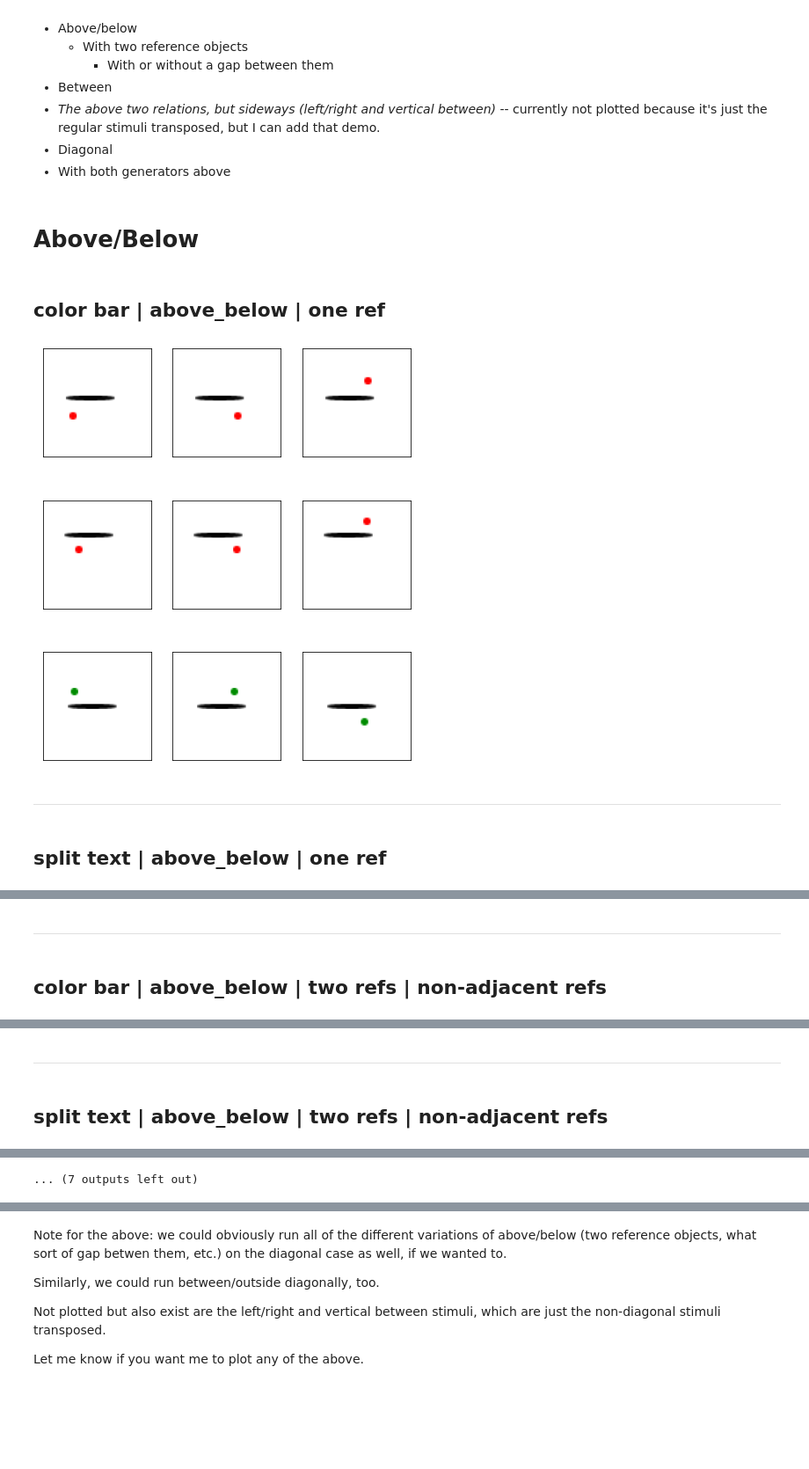
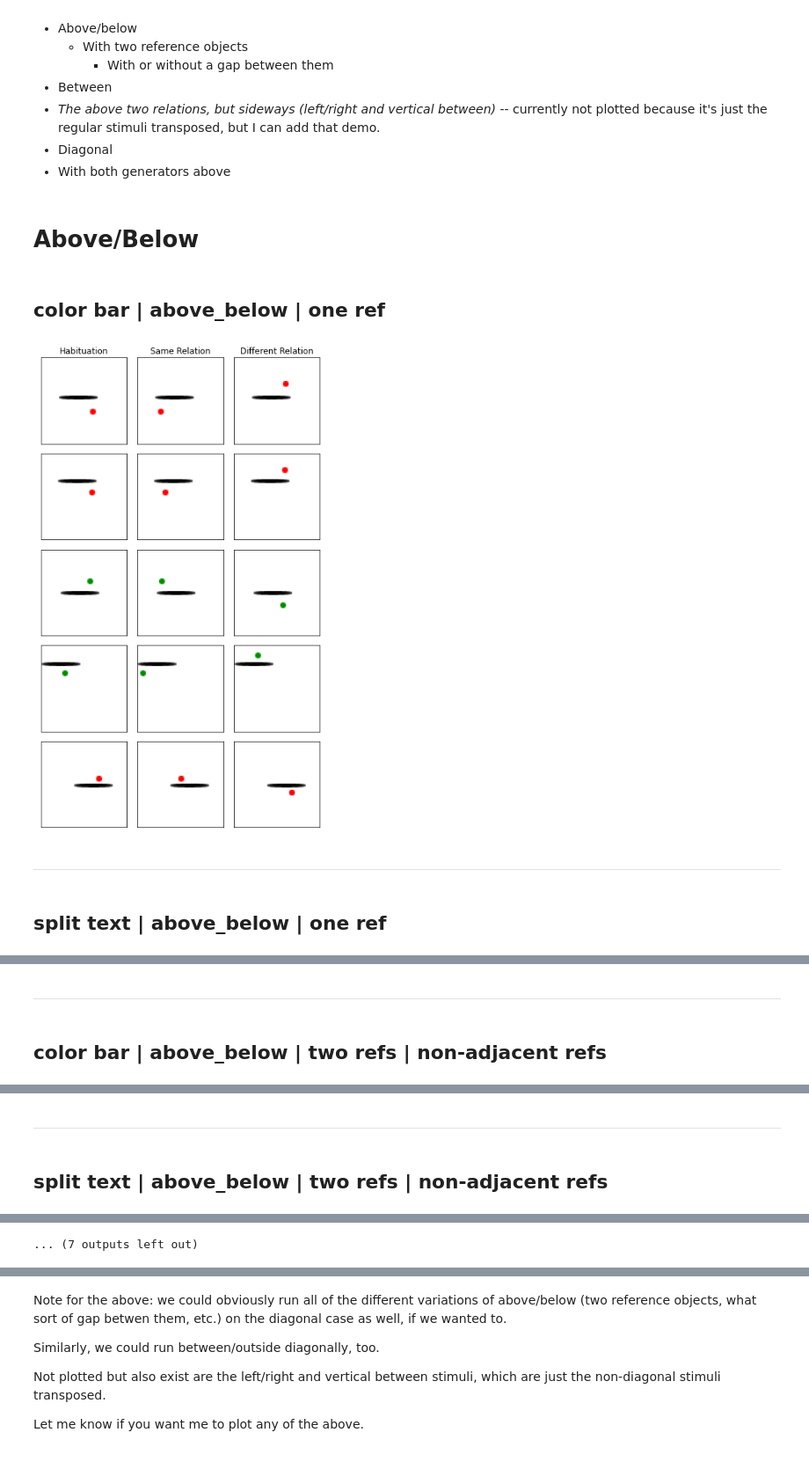
Before and after one commit to guydav/simple-relational-reasoning, a Jupyter notebook: notebooks/QuinnStimuliDemo.ipynb, the cells around one changed output, grey strips where cells are left out. Shown: that part at 88% size. Saved outputs shown, nothing was run; the diff lists cells and outputs as text; code cells hidden in the pictures; blank space fills up the shorter version.

```diff
--- a/notebooks/QuinnStimuliDemo.ipynb
+++ b/notebooks/QuinnStimuliDemo.ipynb
@@ -32,7 +32,9 @@ def plot_triplets(triplets):
     n = triplets.shape[0]
     k = triplets.shape[1]
 
-    plt.figure(figsize=(2.5 * k, 3 * n))
+    fig = plt.figure(figsize=(2 * k, 2 * n))
+    fig.patch.set_facecolor('white')
+
 
     for row in range(n):
         for col in range(k):
@@ -41,6 +43,16 @@ def plot_triplets(triplets):
             ax.set_yticks([])
             ax.imshow(triplets[row, col].permute(1, 2, 0).numpy())
 
+            if row == 0:
+                if col == 0:
+                    ax.set_title('Habituation')
+                elif col == 1:
+                    ax.set_title('Same Relation')
+                elif col == 2:
+                    ax.set_title('Different Relation')
+
+    fig.tight_layout()
+
     plt.show()
 # %%
 def make_color_bar_gen(target_size=15, reference_size = (10, 100), rotate_angle=None):
@@ -87,34 +99,34 @@ distance_endpoints_dict = {
     (False, False): (30, 80),
     (True, False): (50, 80),
     (True, True): (40, 80),
 }
-N_examples = 3
+N_examples = 5
 
 display(Markdown('# Above/Below'))
 
 for two_reference_objects in (False, True):
     for adjacent_reference_objects in (False, True):
         if not two_reference_objects and adjacent_reference_objects:
             continue
 
         distance_endpoints = distance_endpoints_dict[(two_reference_objects, adjacent_reference_objects)]
 
         for stimulus_generator, generator_name in \
             zip((make_color_bar_gen(), make_split_text_gen()), ('color bar', 'split text')):
 
             triplet_generator = QuinnTripletGenerator(stimulus_generator, distance_endpoints,
                 relation=relation, two_reference_objects=two_reference_objects,
                 adjacent_reference_objects=adjacent_reference_objects)
 
             adj_str = 'adjacent refs' if adjacent_reference_objects else ('non-adjacent refs' if two_reference_objects else '')
             title = f'{generator_name} | {relation} | {"two refs" if two_reference_objects else "one ref"}{" | " if adj_str else ""}{adj_str}'
             display(Markdown(f'## {title}'))
             triplets = triplet_generator(N_examples, normalize=False)
             plot_triplets(triplets)
             display(Markdown('----'))
 # %% [output]
 # Above/Below
 ## color bar | above_below | one ref
-[figure, old version]
+[figure, new version]
 ----
 ## split text | above_below | one ref
```
Also changed, not shown: parts of 3 cells of this notebook, 1 other file.
